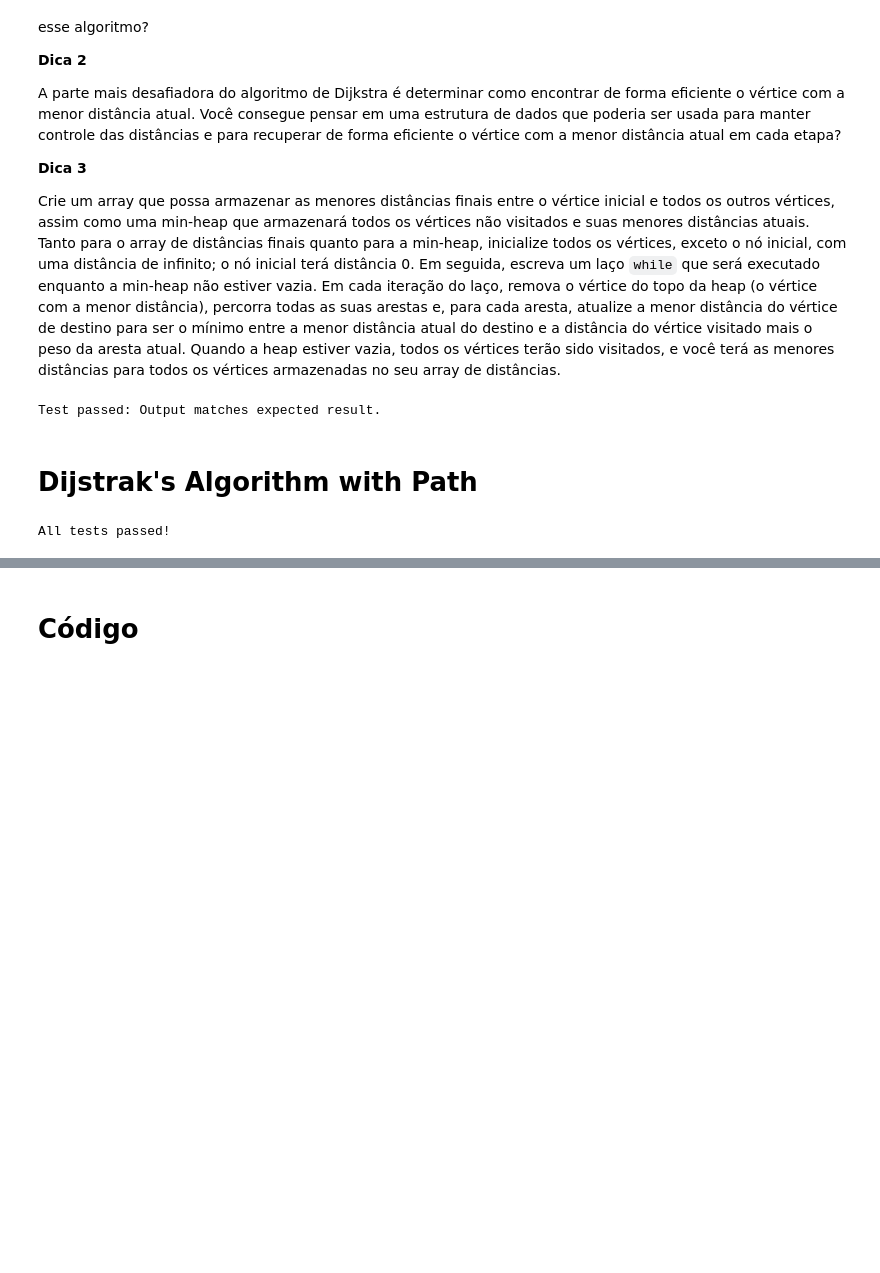
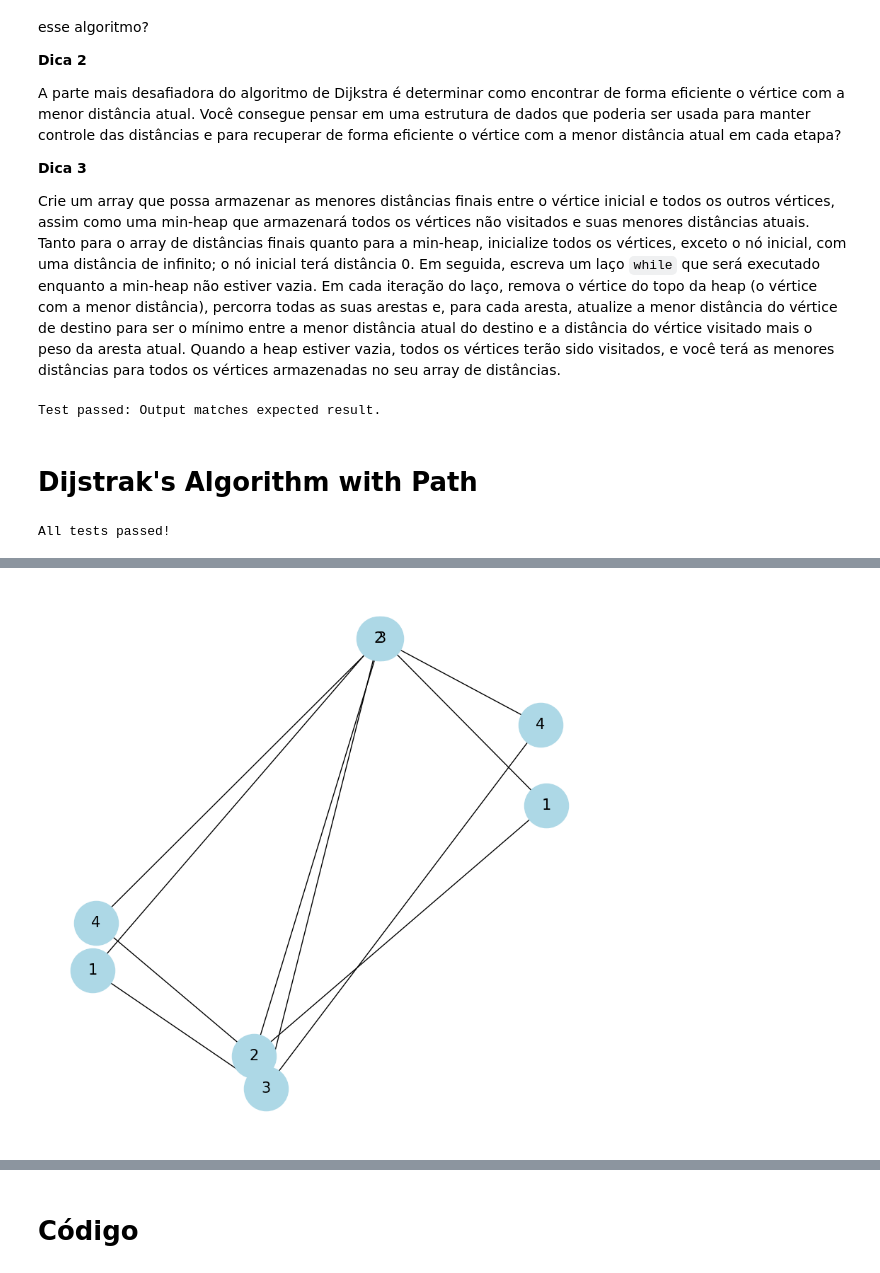
Before and after one commit to polianaraujo/aed2, a Jupyter notebook: U2T3/dijsktra_min_heap.ipynb, the cells around one changed output, grey strips where cells are left out. Saved outputs shown, nothing was run; the diff lists cells and outputs as text; code cells hidden in the pictures; blank space fills up the shorter version.

```diff
--- a/U2T3/dijsktra_min_heap.ipynb
+++ b/U2T3/dijsktra_min_heap.ipynb
@@ -507,0 +655,96 @@ All tests passed!
+# %%
+import networkx as nx
+import heapq
+import matplotlib.pyplot as plt
+
+# Função para Dijkstra usando MinHeap
+def dijkstra_min_heap(graph, source, target):
+    # Converte o grafo de NetworkX para uma lista de adjacências com pesos
+    edges = nx.to_dict_of_dicts(graph)
+
+    # Função de Dijkstra com MinHeap
+    def dijkstrasAlgorithmWithPaths(source, edges):
+        # Inicializa as distâncias e predecessores
+        distances = {node: float('inf') for node in edges}
+        predecessors = {node: None for node in edges}
+        distances[source] = 0
+
+        # Inicializa o MinHeap
+        min_heap = [(0, source)]  # (distância, nó)
+        while min_heap:
+            # Extrai o nó com a menor distância
+            current_distance, vertex = heapq.heappop(min_heap)
+
+            # Se a distância extraída for maior, ignora
+            if current_distance > distances[vertex]:
+                continue
+
+            # Relaxamento das arestas
+            if vertex in edges:
+                for destination, edge in edges[vertex].items():
+                    weight = edge['weight']  # Extrai o peso
+                    new_distance = current_distance + weight
+
+                    # Se o caminho encontrado for melhor, atualiza
+                    if new_distance < distances[destination]:
+                        distances[destination] = new_distance
+                        predecessors[destination] = vertex
+                        heapq.heappush(min_heap, (new_distance, destination))
+
+        return distances, predecessors
+
+    # Reconstrua o caminho a partir dos predecessores
+    def reconstructPath(predecessors, source, target):
+        path = []
+        current = target
+        while current is not None:
+            path.append(current)
+            current = predecessors[current]
+        path.reverse()
+        return path if path[0] == source else None
+
+    # Calcula distâncias e predecessores usando Dijkstra
+    distances, predecessors = dijkstrasAlgorithmWithPaths(source, edges)
+
+    # Reconstrua o caminho
+    path = reconstructPath(predecessors, source, target)
+
+    return path
+
+# Função para Dijkstra usando NetworkX
+def dijkstra_networkx(graph, source, target):
+    # Usando o algoritmo de Dijkstra do NetworkX
+    length, path = nx.single_source_dijkstra(graph, source, target)
+    return path
+
+# Exemplo de grafo
+graph = nx.Graph()  # Corrigido para nx.Graph()
+graph.add_edge(1, 2, weight=1)
+graph.add_edge(1, 3, weight=4)
+graph.add_edge(2, 3, weight=2)
+graph.add_edge(2, 4, weight=5)
+graph.add_edge(3, 4, weight=1)
+
+# Exemplo de pares origem e destino
+origem_destino_pairs = [(1, 4), (2, 3)]
+
+# Plotando os resultados
+fig, ax = plt.subplots(figsize=(10, 10))
+
+# Para cada par de origem e destino
+for origem, destino in origem_destino_pairs:
+    # Dijkstra com MinHeap
+    min_heap_path = dijkstra_min_heap(graph, origem, destino)
+    print(f"Caminho MinHeap de {origem} a {destino}: {min_heap_path}")
+
+    # Dijkstra com NetworkX
+    networkx_path = dijkstra_networkx(graph, origem, destino)
+    print(f"Caminho NetworkX de {origem} a {destino}: {networkx_path}")
+
+    # Desenhando o grafo
+    pos = nx.spring_layout(graph)
+    nx.draw(graph, pos, with_labels=True, node_size=2000, node_color='lightblue', font_size=15, ax=ax)
+
+# Exibe o gráfico
+plt.show()
+# %% [output]
@@ -507,0 +755 @@ All tests passed!
+[figure, added]
```
Also changed, not shown: parts of 6 cells of this notebook, 1 other file.
